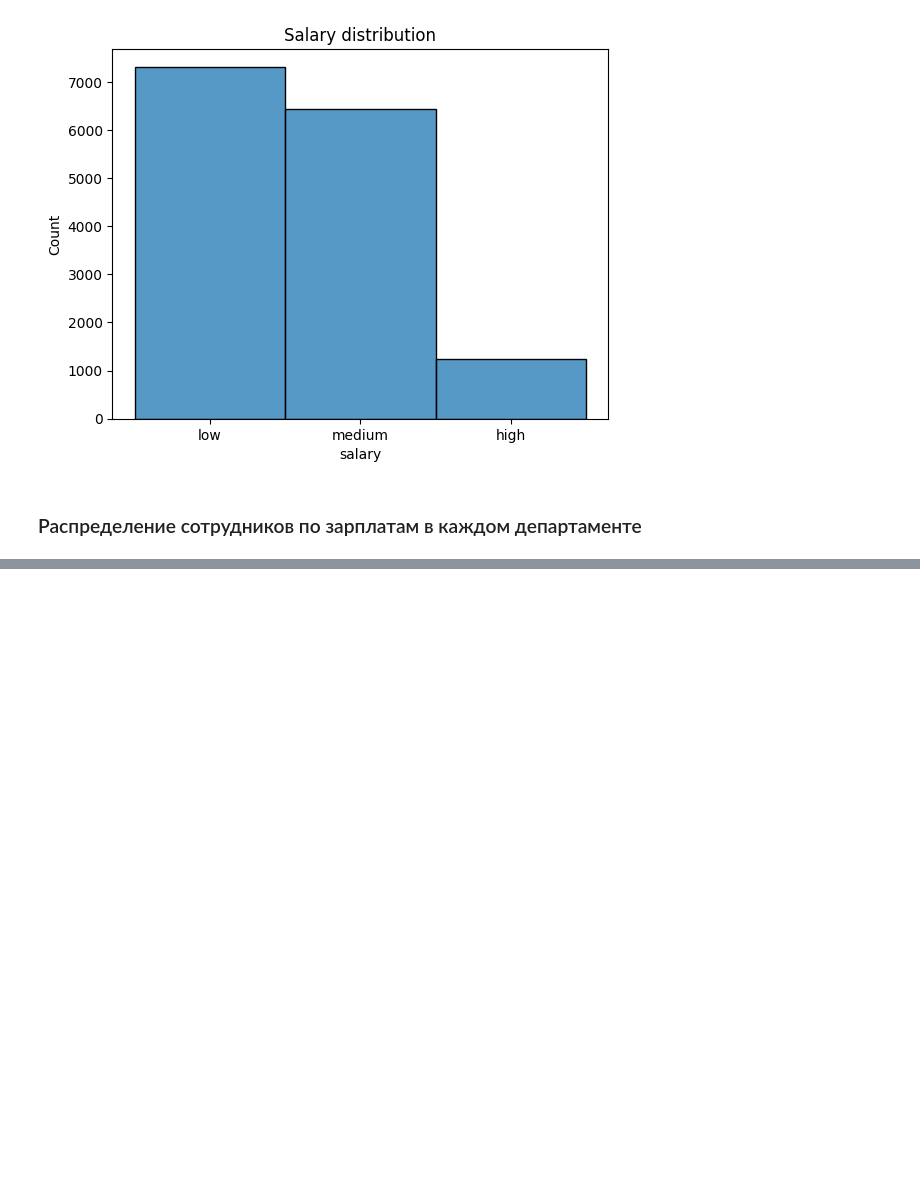
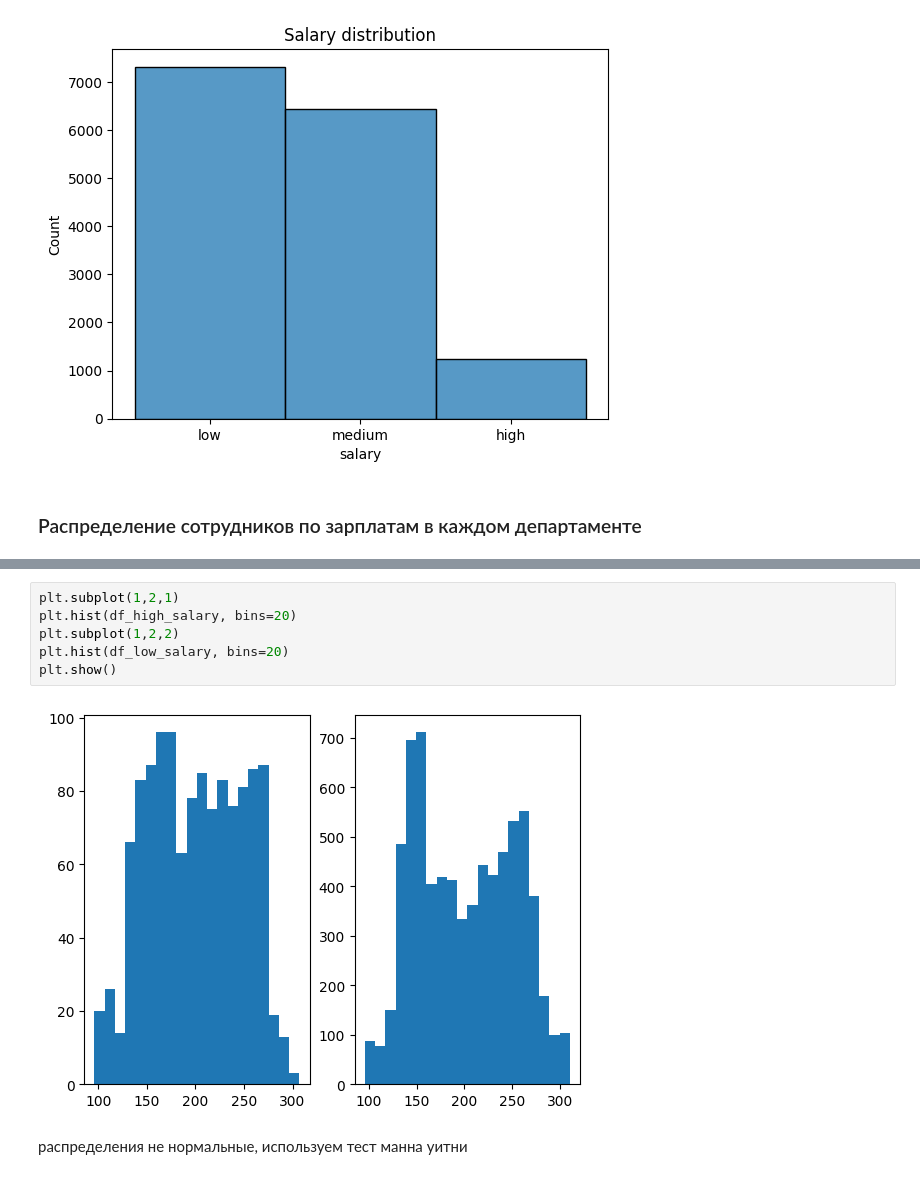
Before and after one commit to archimage-wiz/DS_PythonStat_Hw_Final, a Jupyter notebook: Hw_.ipynb, the cells around one changed output, grey strips where cells are left out. Saved outputs shown, nothing was run; the diff lists cells and outputs as text; blank space fills up the shorter version.

```diff
--- a/Hw_.ipynb
+++ b/Hw_.ipynb
@@ -153,0 +192,10 @@ plt.show()
+# %%
+plt.subplot(1,2,1)
+plt.hist(df_high_salary, bins=20)
+plt.subplot(1,2,2)
+plt.hist(df_low_salary, bins=20)
+plt.show()
+# %% [output]
+[figure, added]
+# %% [markdown]
+распределения не нормальные, используем тест манна уитни
```
Also changed, not shown: parts of 19 cells of this notebook.
